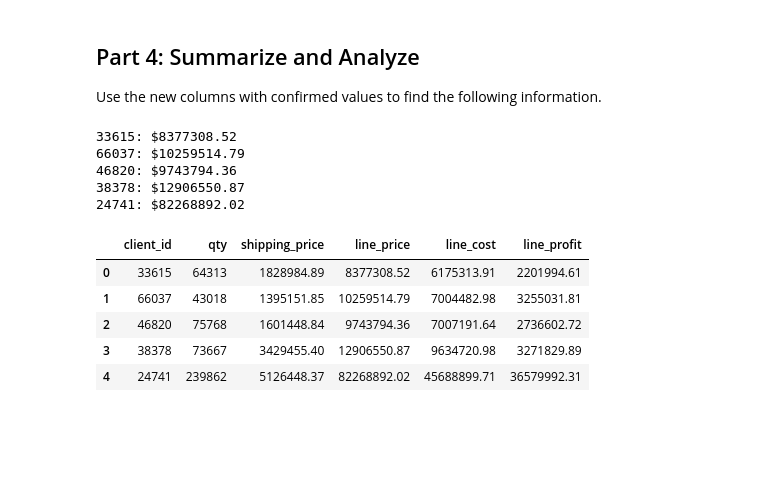
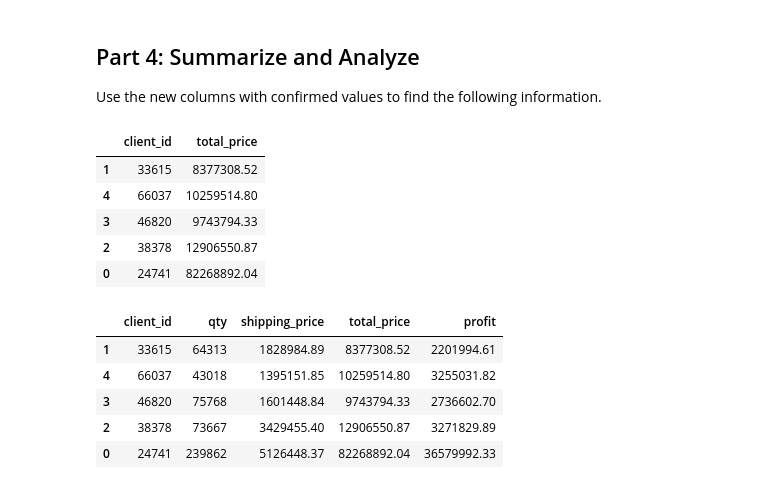
Before and after one commit to Dave232232/pandas-challenge-1, a Jupyter notebook: wholesale_data_analysis_starter_code.ipynb, the cells around one changed output. Cells and saved outputs as stored; diff of their text form; code cells hidden in the pictures; blank space fills up the shorter version.

```diff
--- a/wholesale_data_analysis_starter_code.ipynb
+++ b/wholesale_data_analysis_starter_code.ipynb
@@ -305,22 +295,46 @@ check.head()
 Use the new columns with confirmed values to find the following information.
 # %%
 # How much did each of the top 5 clients by quantity spend? Check your work from Part 1 for client ids.
+
+#limit clients to top 5 list and then sum the total price for each
+top5_spend=(df_with_cost_formatted
+            .pipe(lambda df: df[df["client_id"].isin(top5_clients_list)])
+            .pipe(lambda df: df.groupby("client_id")["total_price"].sum().      reset_index())
+            #needed some chatgpt help with getting the sort in same order as the client list
+            .pipe(lambda df: df.sort_values(by="client_id", key=lambda x: pd.Categorical(x, categories=top5_clients_list,ordered=True)))
+            )
+
+top5_spend
+
+#the line below does work but still not in the order of top5_clients_list.
+#df_with_cost_formatted[df_with_cost_formatted["client_id"].isin(top5_clients_list)].groupby("client_id")["total_price"].sum()
 # %% [output]
-33615: $8377308.52
-66037: $10259514.79
-46820: $9743794.36
-38378: $12906550.87
-24741: $82268892.02
+|  | client_id | total_price |
+| 1 | 33615 | 8377308.52 |
+| 4 | 66037 | 10259514.80 |
+| 3 | 46820 | 9743794.33 |
+| 2 | 38378 | 12906550.87 |
+| 0 | 24741 | 82268892.04 |
 # %%
 # Create a summary DataFrame showing the totals for the for the top 5 clients with the following information:
 # total units purchased, total shipping price, total revenue, and total profit.
+
+top5_spend=(df_with_cost_formatted
+            .pipe(lambda df: df[["client_id","qty","shipping_price","total_price","profit"]])
+            .pipe(lambda df: df[df["client_id"].isin(top5_clients_list)])
+            .pipe(lambda df: df.groupby("client_id").sum().reset_index())
+            #needed some chatgpt help with getting the sort in same order as the client list
+            .pipe(lambda df: df.sort_values(by="client_id", key=lambda x: pd.Categorical(x, categories=top5_clients_list,ordered=True)))
+            )
+
+top5_spend
 # %% [output]
-|  | client_id | qty | shipping_price | line_price | line_cost | line_profit |
-| 0 | 33615 | 64313 | 1828984.89 | 8377308.52 | 6175313.91 | 2201994.61 |
-| 1 | 66037 | 43018 | 1395151.85 | 10259514.79 | 7004482.98 | 3255031.81 |
-| 2 | 46820 | 75768 | 1601448.84 | 9743794.36 | 7007191.64 | 2736602.72 |
-| 3 | 38378 | 73667 | 3429455.40 | 12906550.87 | 9634720.98 | 3271829.89 |
-| 4 | 24741 | 239862 | 5126448.37 | 82268892.02 | 45688899.71 | 36579992.31 |
+|  | client_id | qty | shipping_price | total_price | profit |
+| 1 | 33615 | 64313 | 1828984.89 | 8377308.52 | 2201994.61 |
+| 4 | 66037 | 43018 | 1395151.85 | 10259514.80 | 3255031.82 |
+| 3 | 46820 | 75768 | 1601448.84 | 9743794.33 | 2736602.70 |
+| 2 | 38378 | 73667 | 3429455.40 | 12906550.87 | 3271829.89 |
+| 0 | 24741 | 239862 | 5126448.37 | 82268892.04 | 36579992.33 |
 # %%
 # Format the data and rename the columns to names suitable for presentation.
 
```
Also changed, not shown: parts of 7 cells of this notebook.
